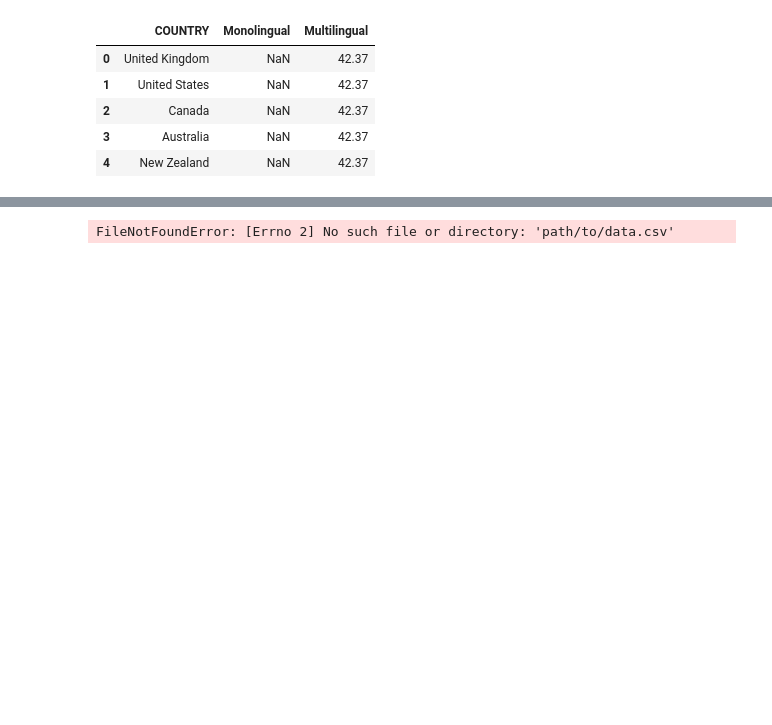
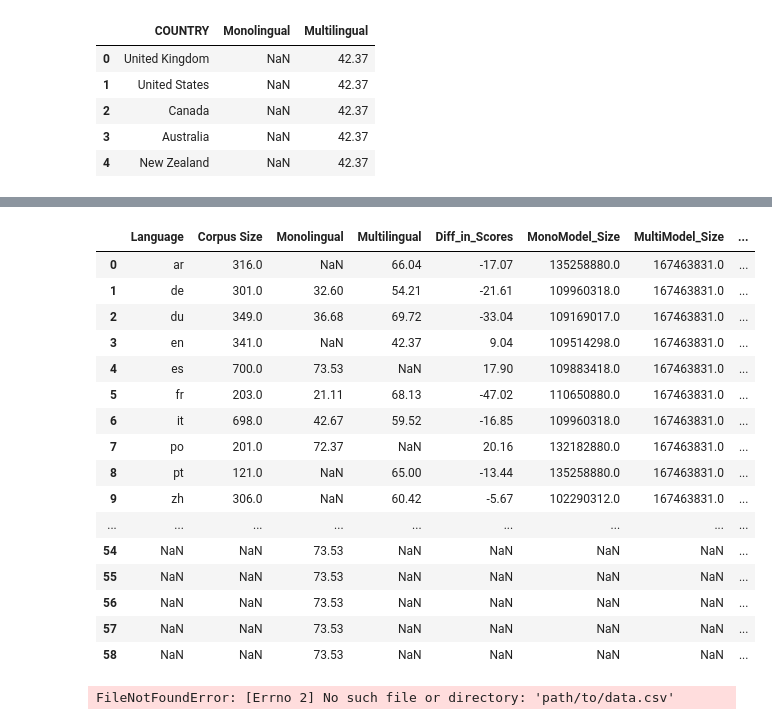
Before and after one commit to casszhao/bias_eval, a Jupyter notebook: results/geo.ipynb, the cells around one changed output, grey strips where cells are left out. Saved outputs shown, nothing was run; the diff lists cells and outputs as text; code cells hidden in the pictures; blank space fills up the shorter version.

```diff
--- a/results/geo.ipynb
+++ b/results/geo.ipynb
@@ -107,8 +106,8 @@ German_df
 English = ['United Kingdom', 'United States', 'Canada', 'Australia', 'New Zealand']
 
 English_df = pd.DataFrame(English, columns=['COUNTRY'])
-English_df['Monolingual'] = df.loc[df.Language=='English', 'Monolingual'].values[0]
-English_df['Multilingual'] = df.loc[df.Language=='English', 'Multilingual'].values[0]
+English_df['Monolingual'] = df.loc[df.COUNTRY=='English', 'Monolingual'].values[0]
+English_df['Multilingual'] = df.loc[df.COUNTRY=='English', 'Multilingual'].values[0]
 English_df
 # %% [output]
 |  | COUNTRY | Monolingual | Multilingual |
@@ -117,6 +116,3 @@ English_df
 | 2 | Canada | NaN | 42.37 |
 | 3 | Australia | NaN | 42.37 |
 | 4 | New Zealand | NaN | 42.37 |
-# %%
-df['CODE'] = df['Language'].map(dic)
-df
@@ -132,0 +119,7 @@ See the caveats in the documentation: https://pandas.pydata.org/pandas-docs/stab
+# %%
+Spain = ['Argentina','Bolivia','Chile','Colombia','Costa Rica','Cuba','Dominican Republic','Ecuador','El Salvador','Equatorial Guinea','Guatemala','Honduras','Mexico','Nicaragua','Panama','Paraguay','Peru','Uruguay','Venezuela','Puerto Rico']
+
+Spanish_df = pd.DataFrame(Spain, columns=['COUNTRY'])
+Spanish_df['Monolingual'] = df.loc[df.COUNTRY=='Spain', 'Monolingual'].values[0]
+Spanish_df['Multilingual'] = df.loc[df.COUNTRY=='Spain', 'Multilingual'].values[0]
+Spanish_df
@@ -133,2 +144,24 @@ See the caveats in the documentation: https://pandas.pydata.org/pandas-docs/stab
+# %%
+total = pd.concat([df, Arabic_df, English_df, German_df, Spanish_df], ignore_index=True, sort=False)
+total['CODE'] = df['COUNTRY'].map(dic)
+total
+# %% [output]
+|  | Language | Corpus Size | Monolingual | Multilingual | Diff_in_Scores | MonoModel_Size | MultiModel_Size | ... |
+| 0 | ar | 316.0 | NaN | 66.04 | -17.07 | 135258880.0 | 167463831.0 | ... |
+| 1 | de | 301.0 | 32.60 | 54.21 | -21.61 | 109960318.0 | 167463831.0 | ... |
+| 2 | du | 349.0 | 36.68 | 69.72 | -33.04 | 109169017.0 | 167463831.0 | ... |
+| 3 | en | 341.0 | NaN | 42.37 | 9.04 | 109514298.0 | 167463831.0 | ... |
+| 4 | es | 700.0 | 73.53 | NaN | 17.90 | 109883418.0 | 167463831.0 | ... |
+| 5 | fr | 203.0 | 21.11 | 68.13 | -47.02 | 110650880.0 | 167463831.0 | ... |
+| 6 | it | 698.0 | 42.67 | 59.52 | -16.85 | 109960318.0 | 167463831.0 | ... |
+| 7 | po | 201.0 | 72.37 | NaN | 20.16 | 132182880.0 | 167463831.0 | ... |
+| 8 | pt | 121.0 | NaN | 65.00 | -13.44 | 135258880.0 | 167463831.0 | ... |
+| 9 | zh | 306.0 | NaN | 60.42 | -5.67 | 102290312.0 | 167463831.0 | ... |
+| ... | ... | ... | ... | ... | ... | ... | ... | ... |
+| 54 | NaN | NaN | 73.53 | NaN | NaN | NaN | NaN | ... |
+| 55 | NaN | NaN | 73.53 | NaN | NaN | NaN | NaN | ... |
+| 56 | NaN | NaN | 73.53 | NaN | NaN | NaN | NaN | ... |
+| 57 | NaN | NaN | 73.53 | NaN | NaN | NaN | NaN | ... |
+| 58 | NaN | NaN | 73.53 | NaN | NaN | NaN | NaN | ... |
 # %%
 fig = go.Figure(data=go.Choropleth(
```
Also changed, not shown: parts of 7 cells of this notebook.
